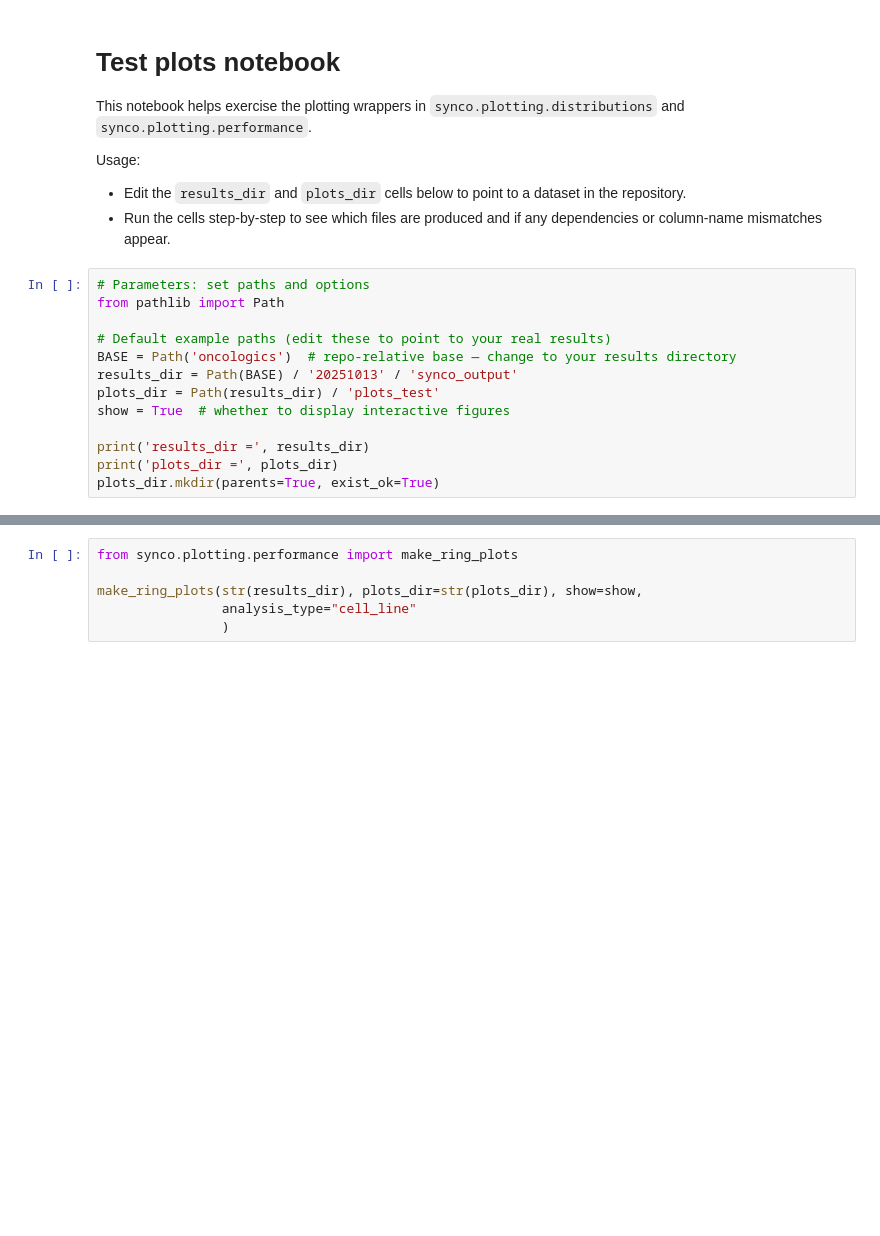
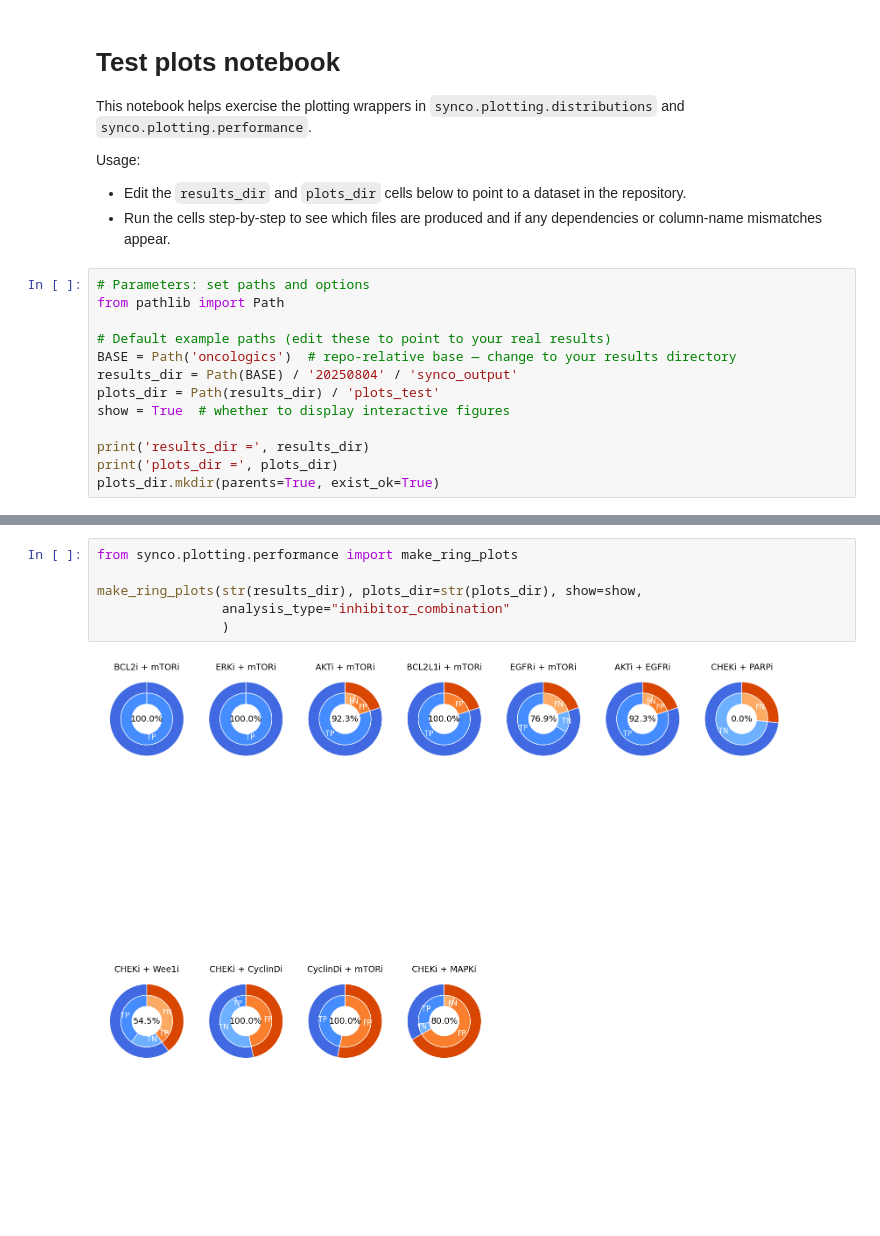
Before and after one commit to ViviamSB/SYNCO, a Jupyter notebook: examples/test_plots.ipynb, the cells around one changed output, grey strips where cells are left out. Saved outputs shown, nothing was run; the diff lists cells and outputs as text; blank space fills up the shorter version.

Commit message:
Plot module: Experimental distributions

```diff
--- a/examples/test_plots.ipynb
+++ b/examples/test_plots.ipynb
@@ -11,7 +11,7 @@ from pathlib import Path
 
 # Default example paths (edit these to point to your real results)
 BASE = Path('oncologics')  # repo-relative base — change to your results directory
-results_dir = Path(BASE) / '20251013' / 'synco_output'
+results_dir = Path(BASE) / '20250804' / 'synco_output'
 plots_dir = Path(results_dir) / 'plots_test'
 show = True  # whether to display interactive figures
 
@@ -36,9 +49,11 @@ print('Performance plots finished.\n')
 # %%
 from synco.plotting.performance import make_ring_plots
 
 make_ring_plots(str(results_dir), plots_dir=str(plots_dir), show=show,
-                analysis_type="cell_line"
+                analysis_type="inhibitor_combination"
                 )
+# %% [output]
+[figure, added]
 # %%
 # Classification plots
 from synco.plotting.classification import make_classification_plots
```
Also changed, not shown: parts of 7 cells of this notebook, 5 other files.
